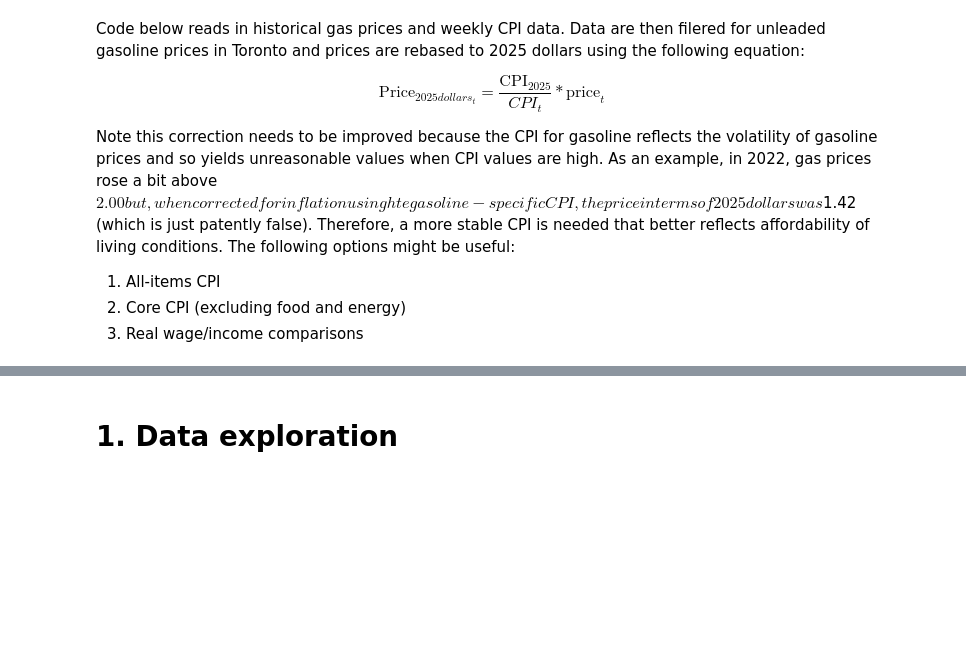
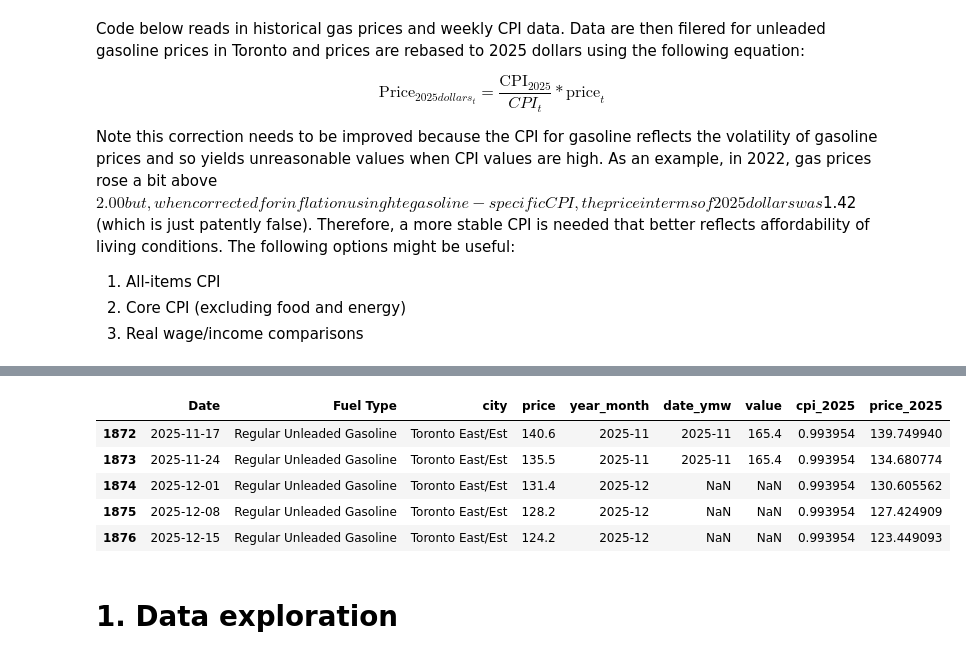
Before and after one commit to sebsciarra/gas_pump_prices, a Jupyter notebook: notebooks/00-initial_modeling.ipynb, the cells around one changed output, grey strips where cells are left out. Cells and saved outputs as stored; diff of their text form; code cells hidden in the pictures; blank space fills up the shorter version.

```diff
--- a/notebooks/00-initial_modeling.ipynb
+++ b/notebooks/00-initial_modeling.ipynb
@@ -69,37 +84,43 @@ df_gas = df_gas.query(
 # read in inflation data
 df_inflation = pd.read_csv('data/raw/1810000401_databaseLoadingData.csv')
 df_inflation.columns = df_inflation.columns.str.lower()
 df_gas_inf = df_inflation.query("`products and product groups` == 'All-items'").copy()
 
 # compute dollars in terms of 2025 dollars
 # 1) Compute CPIs centered on 2025
 value_25 = df_gas_inf.query('ref_date == "2025-06"')['value']
 df_gas_inf['cpi_2025'] = value_25.values/df_gas_inf['value']
 
 # merge in CPI value based on year-month and compute
 df_gas['year_month'] = df_gas["Date"].dt.strftime("%Y-%m")
 df_gas_inf["ref_date"] = pd.to_datetime(df_gas_inf["ref_date"])
 df_gas_inf['date_ymw'] = df_gas_inf["ref_date"].dt.strftime("%Y-%m")
 
 cols = ['date_ymw', 'value', 'cpi_2025']
 df_gas = pd.merge(left=df_gas, right=df_gas_inf[cols],
                   left_on='year_month', right_on='date_ymw', how='left')
 
-
-# NOTE: replace 1990-01 with 1990-02 and 2025-07 with 2025-06
-df_gas.loc[df_gas['year_month'].eq("1990-01"), 'cpi_2025'] = df_gas.loc[df_gas['year_month'].eq("1990-02"), 'cpi_2025'].iloc[0]
-df_gas.loc[df_gas['year_month'].eq("2025-07"), 'cpi_2025'] = df_gas.loc[df_gas['year_month'].eq("2025-06"), 'cpi_2025'].iloc[0]
+# NOTE: because CPI lags by one month (e.g., for December CPI to be published, it has to be January), simply carry forward the
+# last CPI values for any empty CPI values )
+df_gas.loc[df_gas['cpi_2025'].isna(), 'cpi_2025'] = df_gas_inf.iloc[-1]['cpi_2025']
 
 assert (df_gas['cpi_2025'].isna().sum() == 0), '''Check missing cpi_2025 values'''
 
 # compute price adjusted metrics
 df_gas['price_2025'] = df_gas['price'] * df_gas['cpi_2025']
 
 assert (df_gas['price_2025'].isna().sum() == 0), '''Check missing price_2025 values'''
 
 # create toronto data
 df_toronto = df_gas.query("city == 'Toronto East/Est'" )
 df_toronto.to_csv('data/processed/data_toronto_proc.csv', index=False)
+# %% [output]
+|  | Date | Fuel Type | city | price | year_month | date_ymw | value | cpi_2025 | price_2025 |
+| 1872 | 2025-11-17 | Regular Unleaded Gasoline | Toronto East/Est | 140.6 | 2025-11 | 2025-11 | 165.4 | 0.993954 | 139.749940 |
+| 1873 | 2025-11-24 | Regular Unleaded Gasoline | Toronto East/Est | 135.5 | 2025-11 | 2025-11 | 165.4 | 0.993954 | 134.680774 |
+| 1874 | 2025-12-01 | Regular Unleaded Gasoline | Toronto East/Est | 131.4 | 2025-12 | NaN | NaN | 0.993954 | 130.605562 |
+| 1875 | 2025-12-08 | Regular Unleaded Gasoline | Toronto East/Est | 128.2 | 2025-12 | NaN | NaN | 0.993954 | 127.424909 |
+| 1876 | 2025-12-15 | Regular Unleaded Gasoline | Toronto East/Est | 124.2 | 2025-12 | NaN | NaN | 0.993954 | 123.449093 |
 # %% [markdown]
 # 1. Data exploration
 # %%
```
Also changed, not shown: parts of 14 cells of this notebook, 4 other files.
